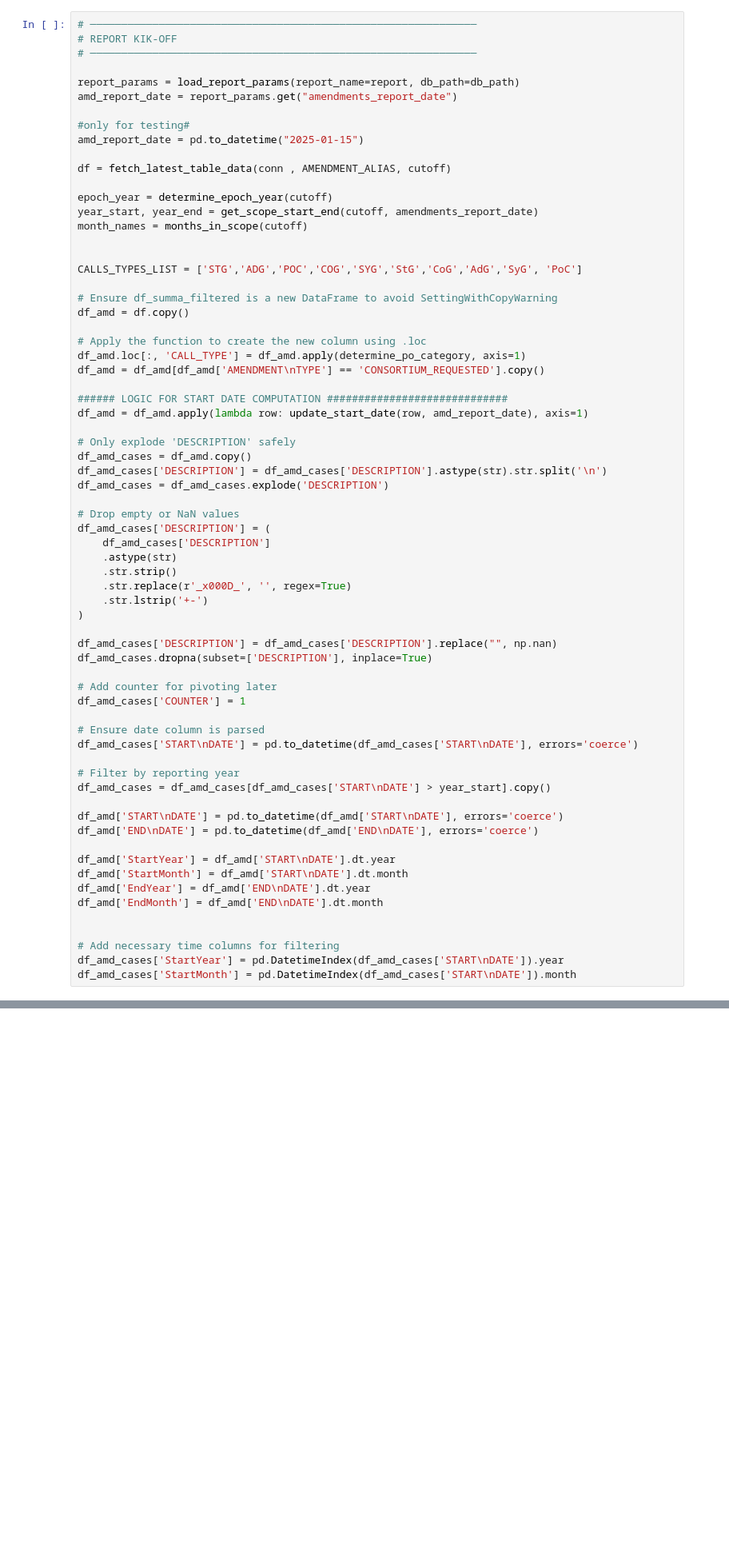
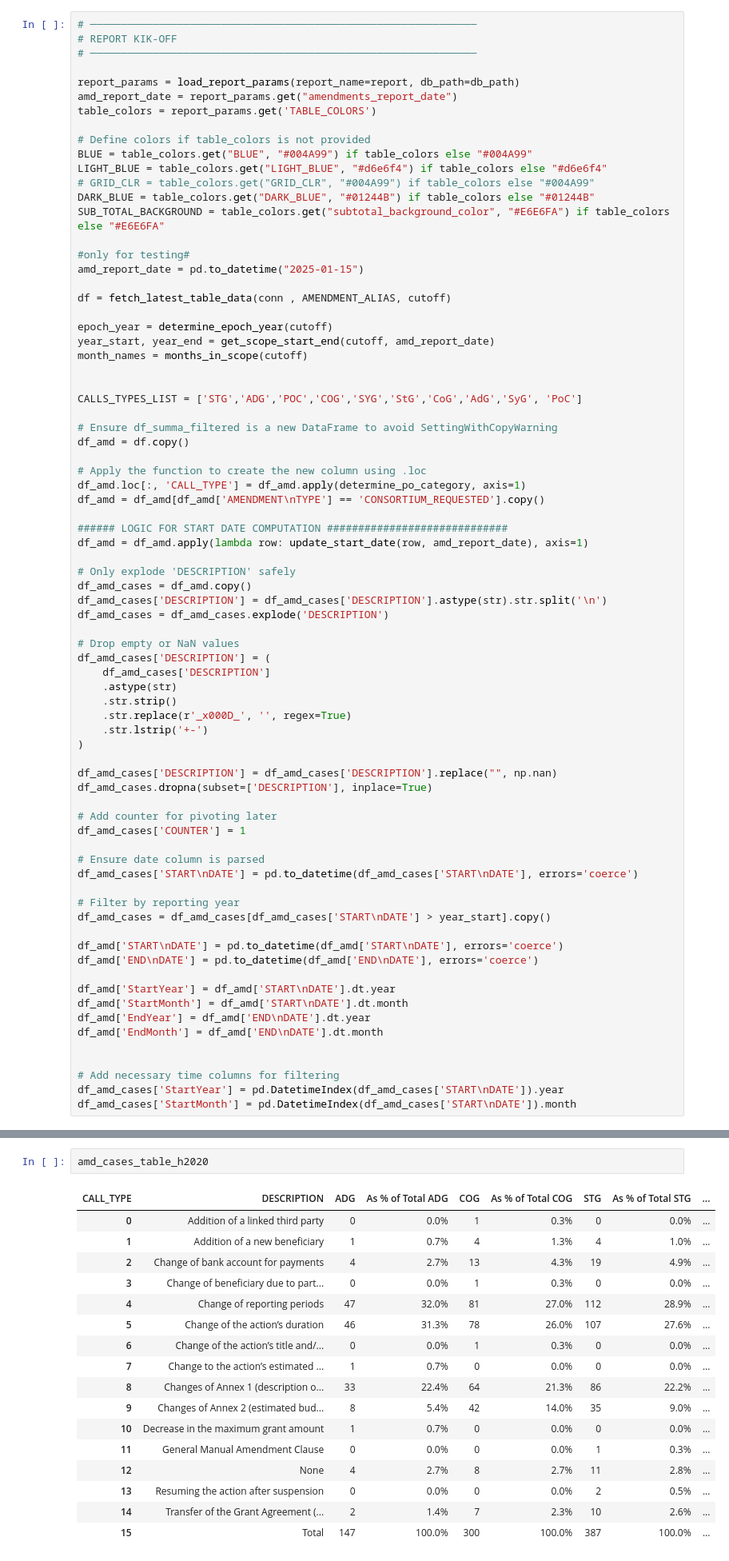
Before and after one commit to vinciliba/QuarterlyReport, a Jupyter notebook: amendments.ipynb, the cells around one changed output, grey strips where cells are left out. Shown at 80% size. Saved outputs shown, nothing was run; the diff lists cells and outputs as text; blank space fills up the shorter version.

```diff
--- a/amendments.ipynb
+++ b/amendments.ipynb
@@ -156,6 +158,14 @@ def update_start_date(row, amd_report_date):
 
 report_params = load_report_params(report_name=report, db_path=db_path)
 amd_report_date = report_params.get("amendments_report_date")
+table_colors = report_params.get('TABLE_COLORS')
+
+# Define colors if table_colors is not provided
+BLUE = table_colors.get("BLUE", "#004A99") if table_colors else "#004A99"
+LIGHT_BLUE = table_colors.get("LIGHT_BLUE", "#d6e6f4") if table_colors else "#d6e6f4"
+# GRID_CLR = table_colors.get("GRID_CLR", "#004A99") if table_colors else "#004A99"
+DARK_BLUE = table_colors.get("DARK_BLUE", "#01244B") if table_colors else "#01244B"
+SUB_TOTAL_BACKGROUND = table_colors.get("subtotal_background_color", "#E6E6FA") if table_colors else "#E6E6FA"
 
 #only for testing#
 amd_report_date = pd.to_datetime("2025-01-15")
@@ -163,7 +173,7 @@ amd_report_date = pd.to_datetime("2025-01-15")
 df = fetch_latest_table_data(conn , AMENDMENT_ALIAS, cutoff)
 
 epoch_year = determine_epoch_year(cutoff)
-year_start, year_end = get_scope_start_end(cutoff, amendments_report_date)
+year_start, year_end = get_scope_start_end(cutoff, amd_report_date)
 month_names = months_in_scope(cutoff)
 
 
@@ -656,0 +818,20 @@ rolling_tta
+# %%
+amd_cases_table_h2020
+# %% [output]
+| CALL_TYPE | DESCRIPTION | ADG | As % of Total ADG | COG | As % of Total COG | STG | As % of Total STG | ... |
+| 0 | Addition of a linked third party | 0 | 0.0% | 1 | 0.3% | 0 | 0.0% | ... |
+| 1 | Addition of a new beneficiary | 1 | 0.7% | 4 | 1.3% | 4 | 1.0% | ... |
+| 2 | Change of bank account for payments | 4 | 2.7% | 13 | 4.3% | 19 | 4.9% | ... |
+| 3 | Change of beneficiary due to part... | 0 | 0.0% | 1 | 0.3% | 0 | 0.0% | ... |
+| 4 | Change of reporting periods | 47 | 32.0% | 81 | 27.0% | 112 | 28.9% | ... |
+| 5 | Change of the action’s duration | 46 | 31.3% | 78 | 26.0% | 107 | 27.6% | ... |
+| 6 | Change of the action’s title and/... | 0 | 0.0% | 1 | 0.3% | 0 | 0.0% | ... |
+| 7 | Change to the action’s estimated ... | 1 | 0.7% | 0 | 0.0% | 0 | 0.0% | ... |
+| 8 | Changes of Annex 1 (description o... | 33 | 22.4% | 64 | 21.3% | 86 | 22.2% | ... |
+| 9 | Changes of Annex 2 (estimated bud... | 8 | 5.4% | 42 | 14.0% | 35 | 9.0% | ... |
+| 10 | Decrease in the maximum grant amount | 1 | 0.7% | 0 | 0.0% | 0 | 0.0% | ... |
+| 11 | General Manual Amendment Clause | 0 | 0.0% | 0 | 0.0% | 1 | 0.3% | ... |
+| 12 | None | 4 | 2.7% | 8 | 2.7% | 11 | 2.8% | ... |
+| 13 | Resuming the action after suspension | 0 | 0.0% | 0 | 0.0% | 2 | 0.5% | ... |
+| 14 | Transfer of the Grant Agreement (... | 2 | 1.4% | 7 | 2.3% | 10 | 2.6% | ... |
+| 15 | Total | 147 | 100.0% | 300 | 100.0% | 387 | 100.0% | ... |
```
Also changed, not shown: parts of 11 cells of this notebook, 1 other file.
